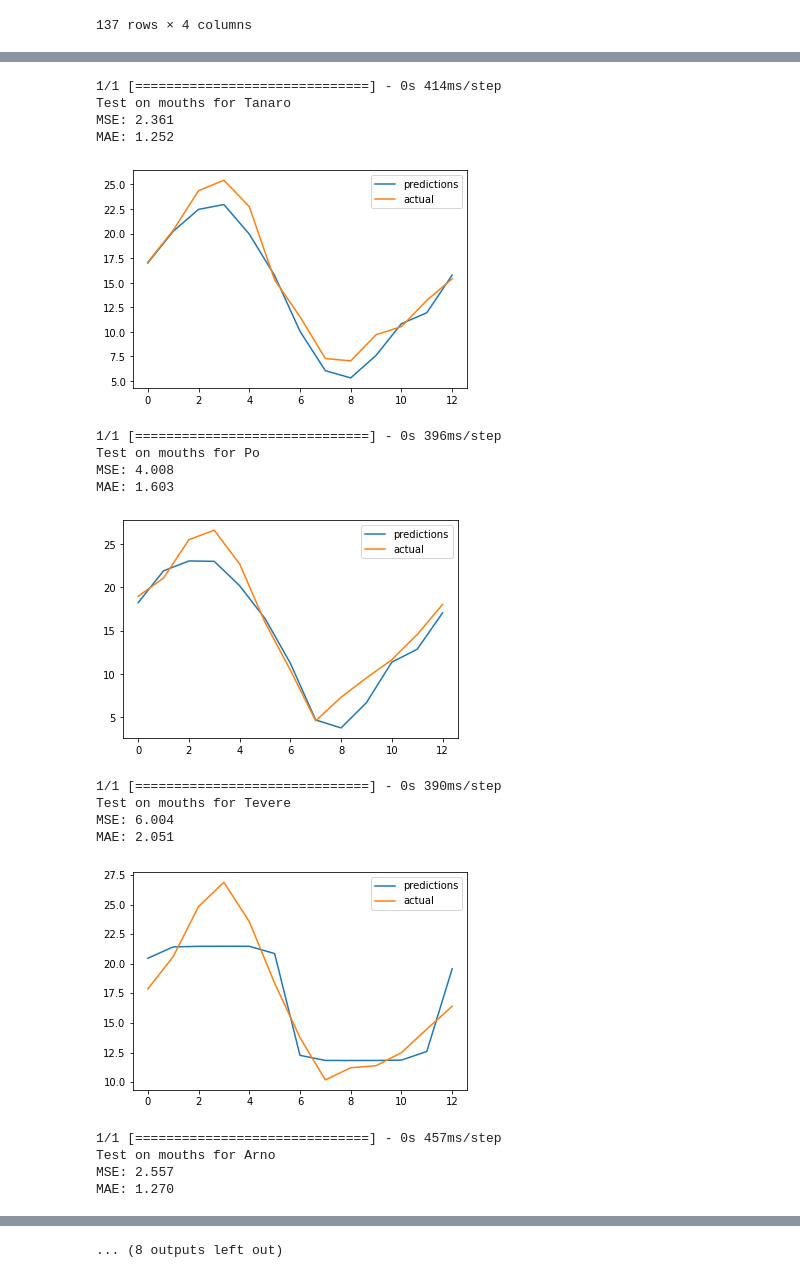
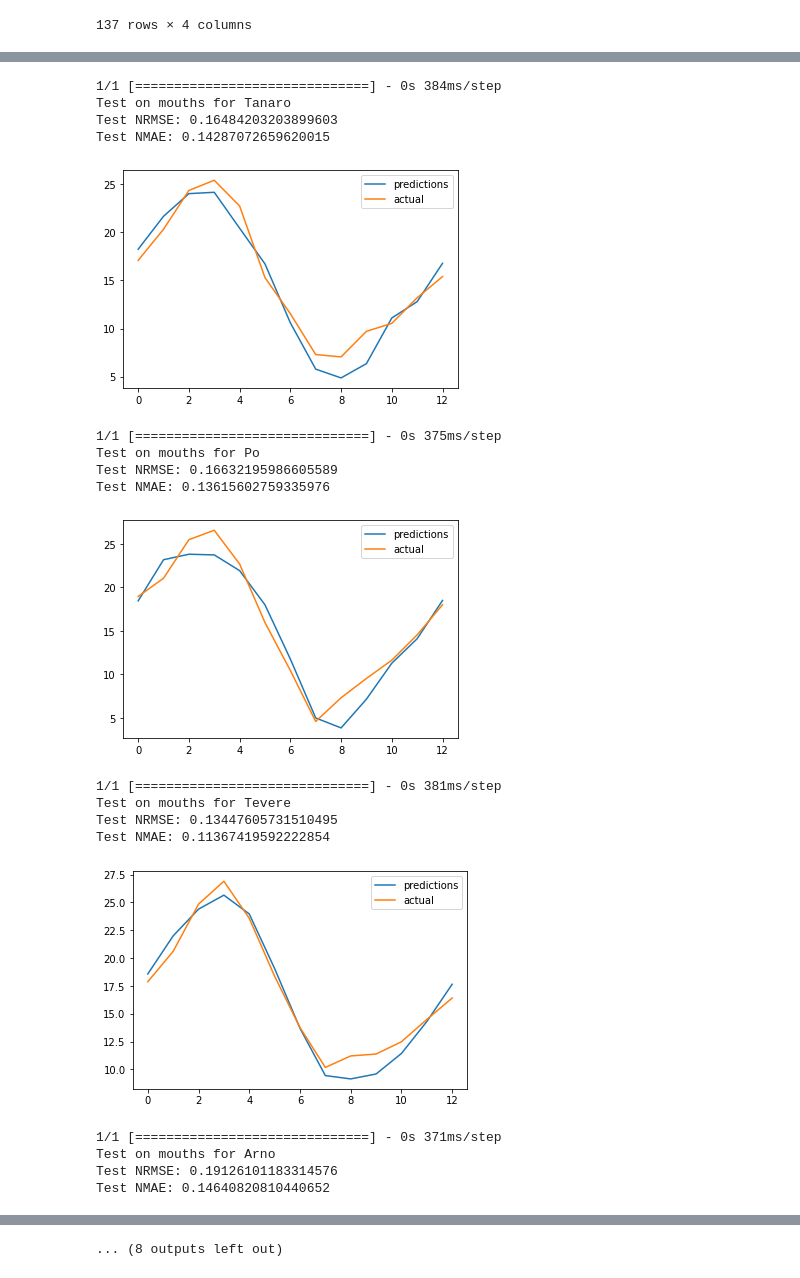
Before and after one commit to kode-git/copernicus, a Jupyter notebook: notebooks/data_modelling.ipynb, the cells around one changed output, grey strips where cells are left out. Saved outputs shown, nothing was run; the diff lists cells and outputs as text; code cells hidden in the pictures.

```diff
--- a/notebooks/data_modelling.ipynb
+++ b/notebooks/data_modelling.ipynb
@@ -987,6 +987,8 @@ for name in sources:
     test_results = pd.DataFrame(data={'Preds': test_predictions, 'Actuals':y_test})
     rmse = math.sqrt(mean_squared_error(test_predictions, y_test))
     mae = mean_absolute_error(test_predictions, y_test)
+    diff_percentile = abs(np.percentile(y_test, 25) - np.percentile(y_test, 75))
+
     nrmse = rmse / diff_percentile
     nmae = mae / diff_percentile
 
@@ -1037,48 +1041,49 @@ for name in sources:
 
     #splitting
     n = len(X)
     X_train, y_train = X[0:int(n*0.7)], y[0:int(n*0.7)]
     X_val, y_val = X[int(n*0.7):int(n*0.9)], y[int(n*0.7):int(n*0.9)]
     X_test, y_test = X[int(n*0.9):], y[int(n*0.9):]
 
     model_tmp_mth = Sequential()
     model_tmp_mth.add(LSTM(32, input_shape=(X_train.shape[1], X_train.shape[2])))
     model_tmp_mth.add(Dense(12))
     model_tmp_mth.add(Dense(1))
 
     #model2.summary()
     model_tmp_mth.compile(loss=MeanSquaredError(), optimizer=Adam(learning_rate=0.1), metrics=[RootMeanSquaredError()])
     model_tmp_mth.fit(X_train, y_train, validation_data=(X_val, y_val), epochs=30, verbose=0)
     test_predictions = model_tmp_mth.predict(X_test).flatten()
     test_results = pd.DataFrame(data={'Preds': test_predictions, 'Actuals':y_test})
     rmse = math.sqrt(mean_squared_error(test_predictions, y_test))
     mae = mean_absolute_error(test_predictions, y_test)
     print('Test on mouths for '+name)
+    diff_percentile = abs(np.percentile(y_test, 25) - np.percentile(y_test, 75))
     nrmse = rmse / diff_percentile
     nmae = mae / diff_percentile
     print('Test NRMSE: {}'.format(nrmse))
     print('Test NMAE: {}'.format(nmae))
     plt.plot(test_predictions, label='predictions')
     plt.plot(y_test, label='actual')
     plt.legend(loc="upper right")
     plt.show()
 # %% [output]
-1/1 [==============================] - 0s 414ms/step
+1/1 [==============================] - 0s 384ms/step
 Test on mouths for Tanaro
-MSE: 2.361
-MAE: 1.252
+Test NRMSE: 0.16484203203899603
+Test NMAE: 0.14287072659620015
-[figure, old version]
+[figure, new version]
-1/1 [==============================] - 0s 396ms/step
+1/1 [==============================] - 0s 375ms/step
 Test on mouths for Po
-MSE: 4.008
-MAE: 1.603
+Test NRMSE: 0.16632195986605589
+Test NMAE: 0.13615602759335976
-[figure, old version]
+[figure, new version]
-1/1 [==============================] - 0s 390ms/step
+1/1 [==============================] - 0s 381ms/step
 Test on mouths for Tevere
-MSE: 6.004
-MAE: 2.051
+Test NRMSE: 0.13447605731510495
+Test NMAE: 0.11367419592222854
-[figure, old version]
+[figure, new version]
-1/1 [==============================] - 0s 457ms/step
+1/1 [==============================] - 0s 371ms/step
 Test on mouths for Arno
-MSE: 2.557
-MAE: 1.270
+Test NRMSE: 0.19126101183314576
+Test NMAE: 0.14640820810440652
```
Also changed, not shown: parts of 4 cells of this notebook.
